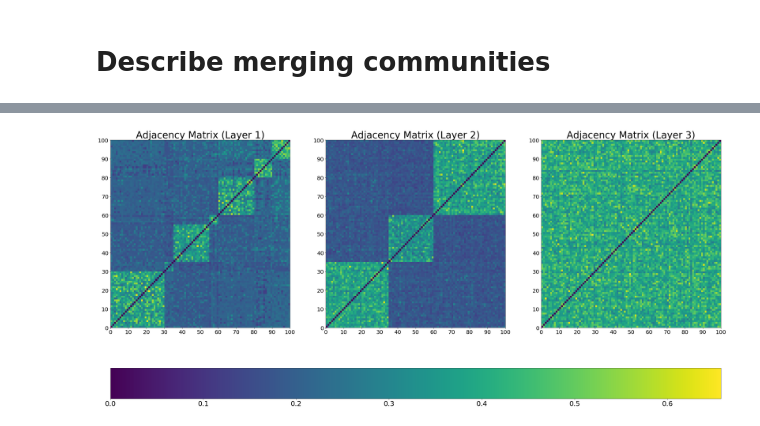
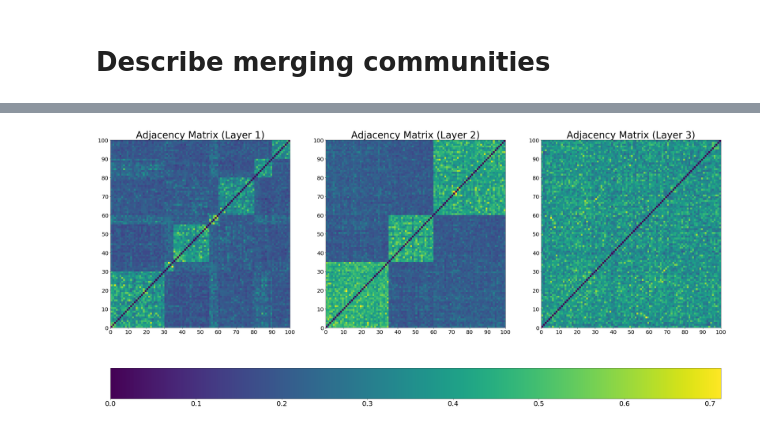
Before and after one commit to ulgenklc/temporal_network_analysis, a Jupyter notebook: Create_TimeSeries/Community_merge.ipynb, the cells around one changed output, grey strips where cells are left out. Cells and saved outputs as stored; diff of their text form; code cells hidden in the pictures.

```diff
--- a/Create_TimeSeries/Community_merge.ipynb
+++ b/Create_TimeSeries/Community_merge.ipynb
@@ -113,7 +117,7 @@ spikes = np.zeros((num_neurons, total_duration))
 for s in range(seconds):
     neuron_count = 0
     for i,e in enumerate(comm_sizes[s]):
-        initial_master = homogeneous_poisson_process(rate = spike_rate[s]*Hz, t_start = s*ms, t_stop = (s+1)*bin_size*ms, as_array=True)
+        initial_master = homogeneous_poisson_process(rate = spike_rate[s]*Hz, t_start = s*(bin_size)*ms, t_stop = (s+1)*bin_size*ms, as_array=True)
         master_spikes = np.zeros((1,total_duration))
 
         for j,f in enumerate(initial_master):
@@ -138,11 +143,11 @@ ax.tick_params(axis = 'both', labelsize = 20)
 binned_spikes = bin_time_series(spikes, window_size, gaussian = True, sigma = standard_dev)
 fig,ax = plt.subplots(layers,1,figsize=(15,40))
 for i in range(layers):
-    ax[i].imshow(binned_spikes[i], origin = 'lower', interpolation='nearest', aspect='auto', extent = [0,1000,0,100])
+    ax[i].imshow(binned_spikes[i], origin = 'lower', interpolation='nearest', aspect='auto', extent = [0,1000,0,num_neurons])
     ax[i].set_title('Gaussian Spikes (Layer %d)'%(i+1), fontsize = 20)
     ax[i].set_xlabel('TIME (in Miliseconds)', fontsize = 20)
     ax[i].set_xticks([j*100 for j in range(11)])
-    ax[i].set_yticks([j*10 for j in range(11)])
+    ax[i].set_yticks([j*10 for j in range(int(num_neurons/10)+1)])
     ax[i].set_ylabel('Neuron ID', fontsize = 25)
     ax[i].set_xlabel('Time (Frames)', fontsize = 20)
     ax[i].tick_params(axis = 'both', labelsize = 20)
@@ -158,17 +163,17 @@ for i in range(layers):
 # %%
 fig,ax = plt.subplots(1,layers, figsize = (40,18))
 for i in range(layers):
     k = ax[i].imshow(adjacency_matrices[i],
                             origin = 'lower',
                             interpolation='nearest',
                             aspect='auto',
-                            extent = [0,100,0,100])
+                            extent = [0,num_neurons,0,num_neurons])
     ax[i].set_title('Adjacency Matrix (Layer %d)'%(i +1), fontsize = 35)
-    ax[i].set_xticks([k*10 for k in range(11)])
-    ax[i].set_yticks([k*10 for k in range(11)])
+    ax[i].set_xticks([k*10 for k in range(int(num_neurons/10)+1)])
+    ax[i].set_yticks([k*10 for k in range(int(num_neurons/10)+1)])
     ax[i].tick_params(axis = 'both', labelsize = 20)
 cbar = fig.colorbar(k, ax = ax.flat, orientation = 'horizontal')
 cbar.ax.tick_params(labelsize = 25)
 #plt.savefig('/projects/academic/smuldoon/bengieru/leiden/results/adjacency.pdf')
 # %% [output]
-[figure, old version]
+[figure, new version]
```
Also changed, not shown: parts of 3 cells of this notebook, 2 other files.
